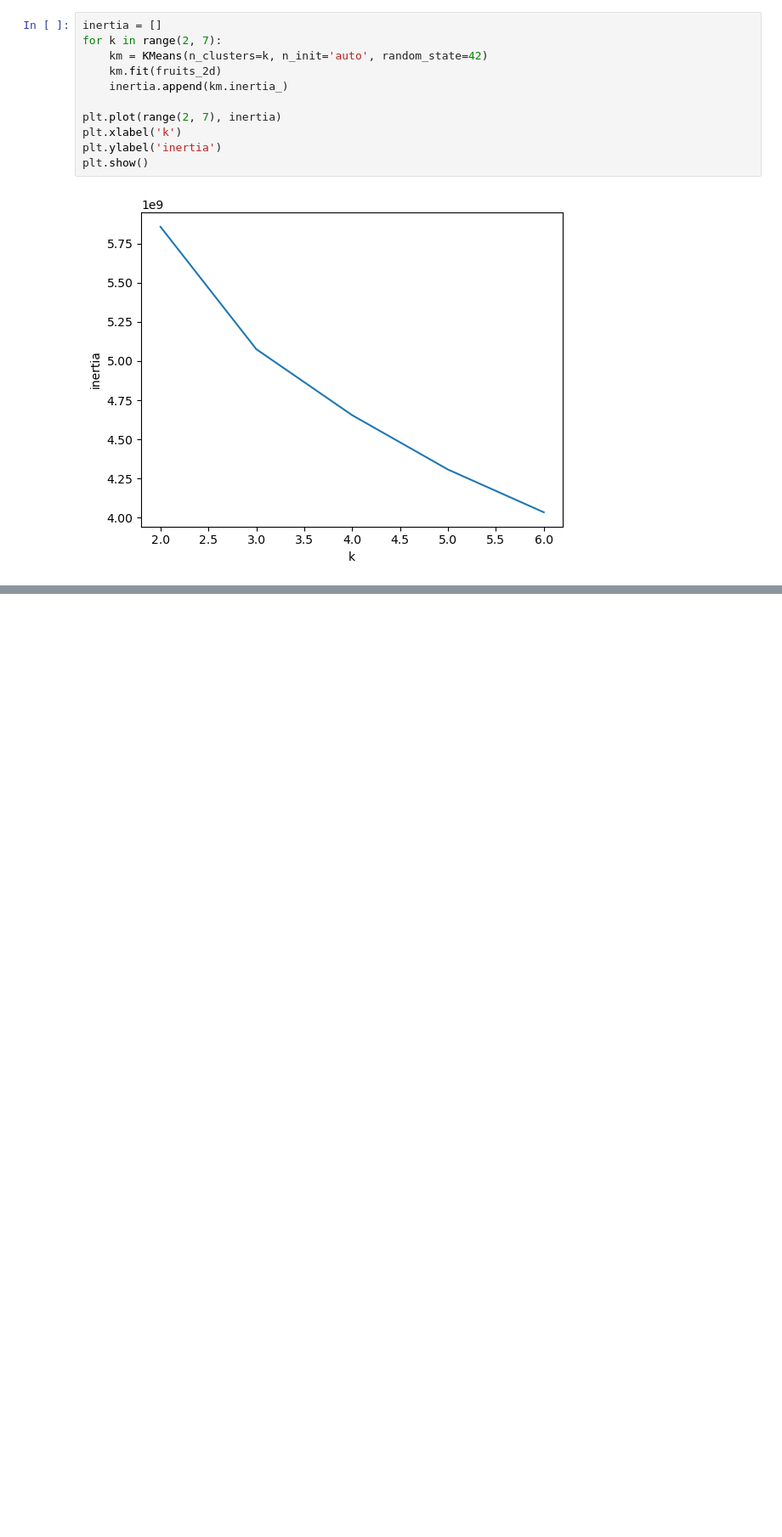
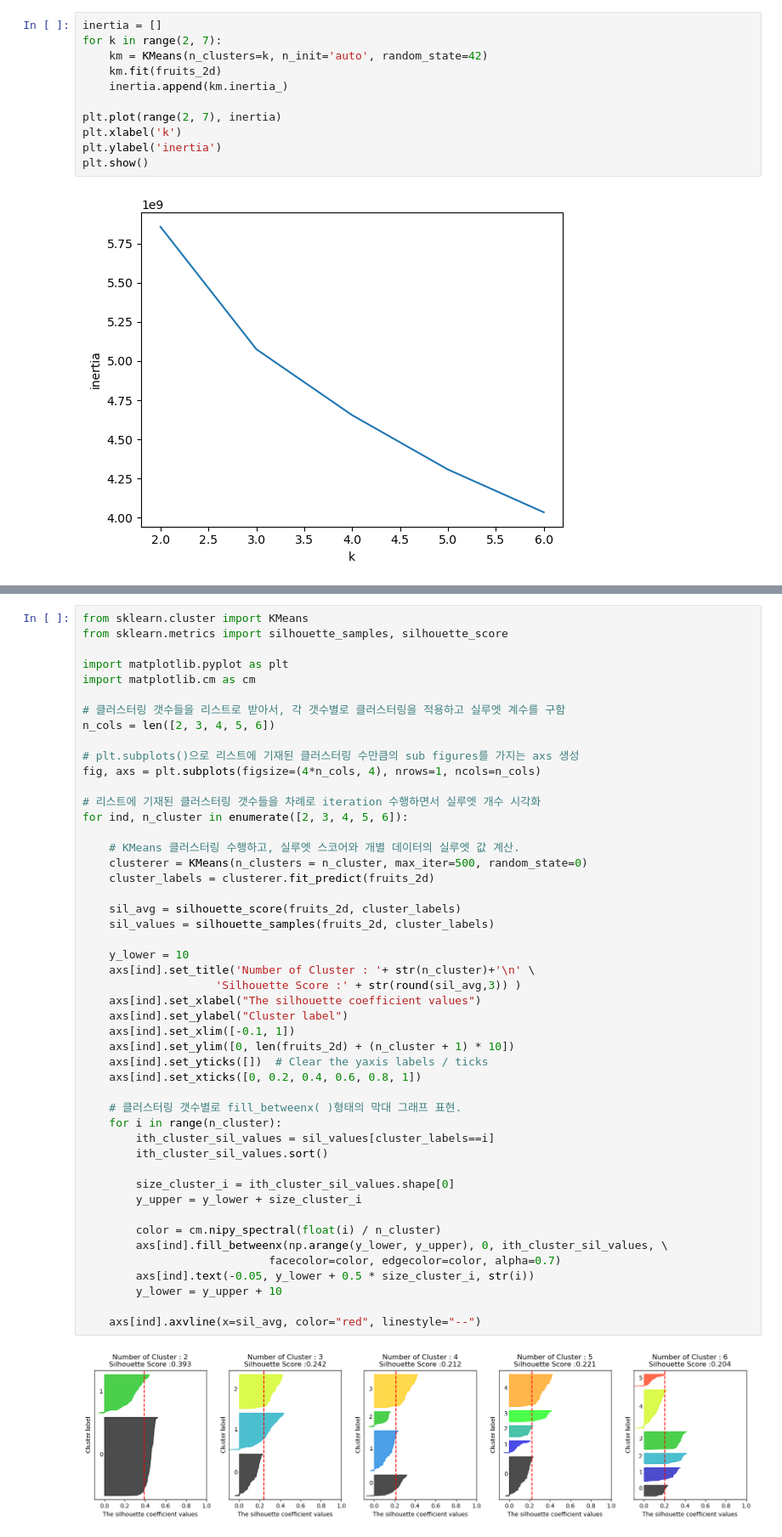
Before and after one commit to koesnujmik/hgmd, a Jupyter notebook: 6-2.ipynb, the cells around one changed output, grey strips where cells are left out. Shown at 85% size. Saved outputs shown, nothing was run; the diff lists cells and outputs as text; blank space fills up the shorter version.

```diff
--- a/6-2.ipynb
+++ b/6-2.ipynb
@@ -131,0 +147,50 @@ plt.show()
+# %%
+from sklearn.cluster import KMeans
+from sklearn.metrics import silhouette_samples, silhouette_score
+
+import matplotlib.pyplot as plt
+import matplotlib.cm as cm
+
+# 클러스터링 갯수들을 리스트로 받아서, 각 갯수별로 클러스터링을 적용하고 실루엣 계수를 구함
+n_cols = len([2, 3, 4, 5, 6])
+
+# plt.subplots()으로 리스트에 기재된 클러스터링 수만큼의 sub figures를 가지는 axs 생성
+fig, axs = plt.subplots(figsize=(4*n_cols, 4), nrows=1, ncols=n_cols)
+
+# 리스트에 기재된 클러스터링 갯수들을 차례로 iteration 수행하면서 실루엣 개수 시각화
+for ind, n_cluster in enumerate([2, 3, 4, 5, 6]):
+
+    # KMeans 클러스터링 수행하고, 실루엣 스코어와 개별 데이터의 실루엣 값 계산.
+    clusterer = KMeans(n_clusters = n_cluster, max_iter=500, random_state=0)
+    cluster_labels = clusterer.fit_predict(fruits_2d)
+
+    sil_avg = silhouette_score(fruits_2d, cluster_labels)
+    sil_values = silhouette_samples(fruits_2d, cluster_labels)
+
+    y_lower = 10
+    axs[ind].set_title('Number of Cluster : '+ str(n_cluster)+'\n' \
+                    'Silhouette Score :' + str(round(sil_avg,3)) )
+    axs[ind].set_xlabel("The silhouette coefficient values")
+    axs[ind].set_ylabel("Cluster label")
+    axs[ind].set_xlim([-0.1, 1])
+    axs[ind].set_ylim([0, len(fruits_2d) + (n_cluster + 1) * 10])
+    axs[ind].set_yticks([])  # Clear the yaxis labels / ticks
+    axs[ind].set_xticks([0, 0.2, 0.4, 0.6, 0.8, 1])
+
+    # 클러스터링 갯수별로 fill_betweenx( )형태의 막대 그래프 표현.
+    for i in range(n_cluster):
+        ith_cluster_sil_values = sil_values[cluster_labels==i]
+        ith_cluster_sil_values.sort()
+
+        size_cluster_i = ith_cluster_sil_values.shape[0]
+        y_upper = y_lower + size_cluster_i
+
+        color = cm.nipy_spectral(float(i) / n_cluster)
+        axs[ind].fill_betweenx(np.arange(y_lower, y_upper), 0, ith_cluster_sil_values, \
+                            facecolor=color, edgecolor=color, alpha=0.7)
+        axs[ind].text(-0.05, y_lower + 0.5 * size_cluster_i, str(i))
+        y_lower = y_upper + 10
+
+    axs[ind].axvline(x=sil_avg, color="red", linestyle="--")
+# %% [output]
+[figure, added]
```
Also changed, not shown: parts of 1 cell of this notebook.
